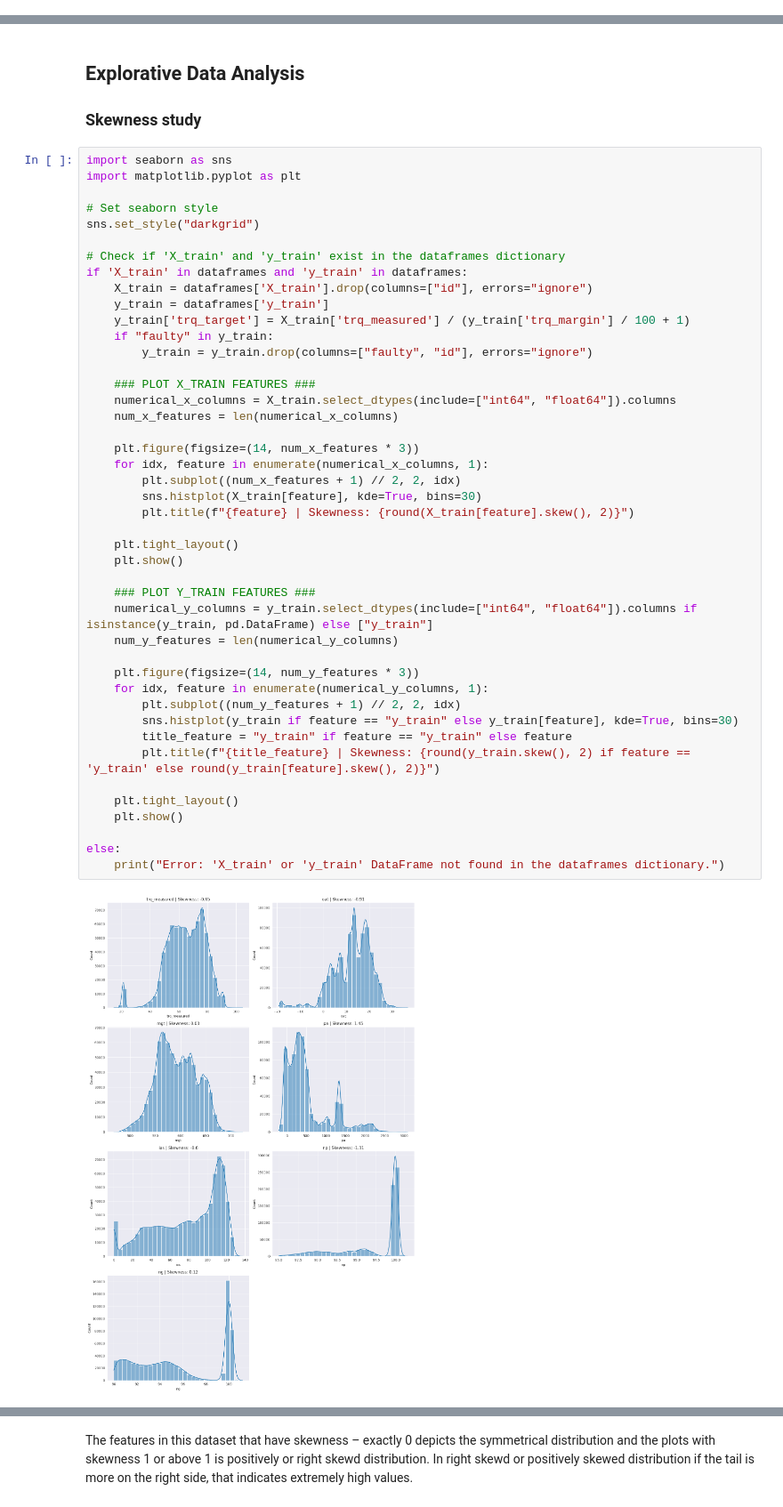
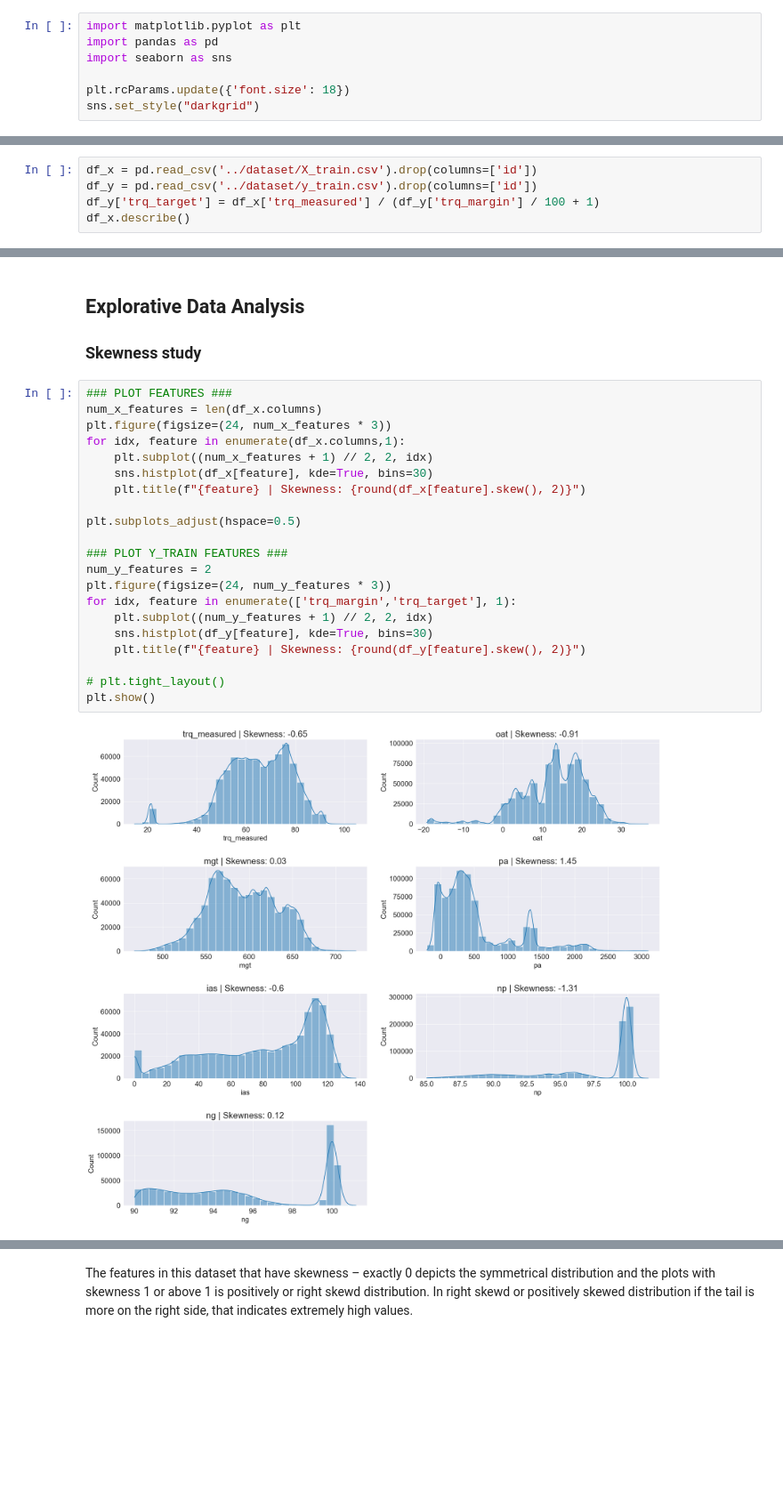
Before and after one commit to MrPio/PHM_North_America_2024_Challenge, a Jupyter notebook: 1-data_preprocessing/1-Data_Preprocessing.ipynb, the cells around one changed output, grey strips where cells are left out. Shown at 89% size. Cells and saved outputs as stored; diff of their text form; blank space fills up the shorter version.

Commit message:
Refactor data preprocessing notebook till skewness study. Cells beyond still need to be refactored in view of new dataset loading

```diff
--- a/1-data_preprocessing/1-Data_Preprocessing.ipynb
+++ b/1-data_preprocessing/1-Data_Preprocessing.ipynb
@@ -7,0 +1,7 @@ Mounted at /content/drive
+# %%
+import matplotlib.pyplot as plt
+import pandas as pd
+import seaborn as sns
+
+plt.rcParams.update({'font.size': 18})
+sns.set_style("darkgrid")
@@ -71,0 +13,5 @@ max    742624.000000       1.000000      34.148857
+# %%
+df_x = pd.read_csv('../dataset/X_train.csv').drop(columns=['id'])
+df_y = pd.read_csv('../dataset/y_train.csv').drop(columns=['id'])
+df_y['trq_target'] = df_x['trq_measured'] / (df_y['trq_margin'] / 100 + 1)
+df_x.describe()
@@ -73,48 +29,25 @@ max    742624.000000       1.000000      34.148857
 ## Explorative Data Analysis
 ### Skewness study
 # %%
-import seaborn as sns
-import matplotlib.pyplot as plt
+### PLOT FEATURES ###
+num_x_features = len(df_x.columns)
+plt.figure(figsize=(24, num_x_features * 3))
+for idx, feature in enumerate(df_x.columns,1):
+    plt.subplot((num_x_features + 1) // 2, 2, idx)
+    sns.histplot(df_x[feature], kde=True, bins=30)
+    plt.title(f"{feature} | Skewness: {round(df_x[feature].skew(), 2)}")
 
-# Set seaborn style
-sns.set_style("darkgrid")
+plt.subplots_adjust(hspace=0.5)
 
-# Check if 'X_train' and 'y_train' exist in the dataframes dictionary
-if 'X_train' in dataframes and 'y_train' in dataframes:
-    X_train = dataframes['X_train'].drop(columns=["id"], errors="ignore")
-    y_train = dataframes['y_train']
-    y_train['trq_target'] = X_train['trq_measured'] / (y_train['trq_margin'] / 100 + 1)
-    if "faulty" in y_train:
-        y_train = y_train.drop(columns=["faulty", "id"], errors="ignore")
+### PLOT Y_TRAIN FEATURES ###
+num_y_features = 2
+plt.figure(figsize=(24, num_y_features * 3))
+for idx, feature in enumerate(['trq_margin','trq_target'], 1):
+    plt.subplot((num_y_features + 1) // 2, 2, idx)
+    sns.histplot(df_y[feature], kde=True, bins=30)
+    plt.title(f"{feature} | Skewness: {round(df_y[feature].skew(), 2)}")
 
-    ### PLOT X_TRAIN FEATURES ###
-    numerical_x_columns = X_train.select_dtypes(include=["int64", "float64"]).columns
-    num_x_features = len(numerical_x_columns)
-
-    plt.figure(figsize=(14, num_x_features * 3))
-    for idx, feature in enumerate(numerical_x_columns, 1):
-        plt.subplot((num_x_features + 1) // 2, 2, idx)
-        sns.histplot(X_train[feature], kde=True, bins=30)
-        plt.title(f"{feature} | Skewness: {round(X_train[feature].skew(), 2)}")
-
-    plt.tight_layout()
-    plt.show()
-
-    ### PLOT Y_TRAIN FEATURES ###
-    numerical_y_columns = y_train.select_dtypes(include=["int64", "float64"]).columns if isinstance(y_train, pd.DataFrame) else ["y_train"]
-    num_y_features = len(numerical_y_columns)
-
-    plt.figure(figsize=(14, num_y_features * 3))
-    for idx, feature in enumerate(numerical_y_columns, 1):
-        plt.subplot((num_y_features + 1) // 2, 2, idx)
-        sns.histplot(y_train if feature == "y_train" else y_train[feature], kde=True, bins=30)
-        title_feature = "y_train" if feature == "y_train" else feature
-        plt.title(f"{title_feature} | Skewness: {round(y_train.skew(), 2) if feature == 'y_train' else round(y_train[feature].skew(), 2)}")
-
-    plt.tight_layout()
-    plt.show()
-
-else:
-    print("Error: 'X_train' or 'y_train' DataFrame not found in the dataframes dictionary.")
+# plt.tight_layout()
+plt.show()
 # %% [output]
-[figure, old version]
+[figure, new version]
```
Also changed, not shown: parts of 12 cells of this notebook, 2 other files.
